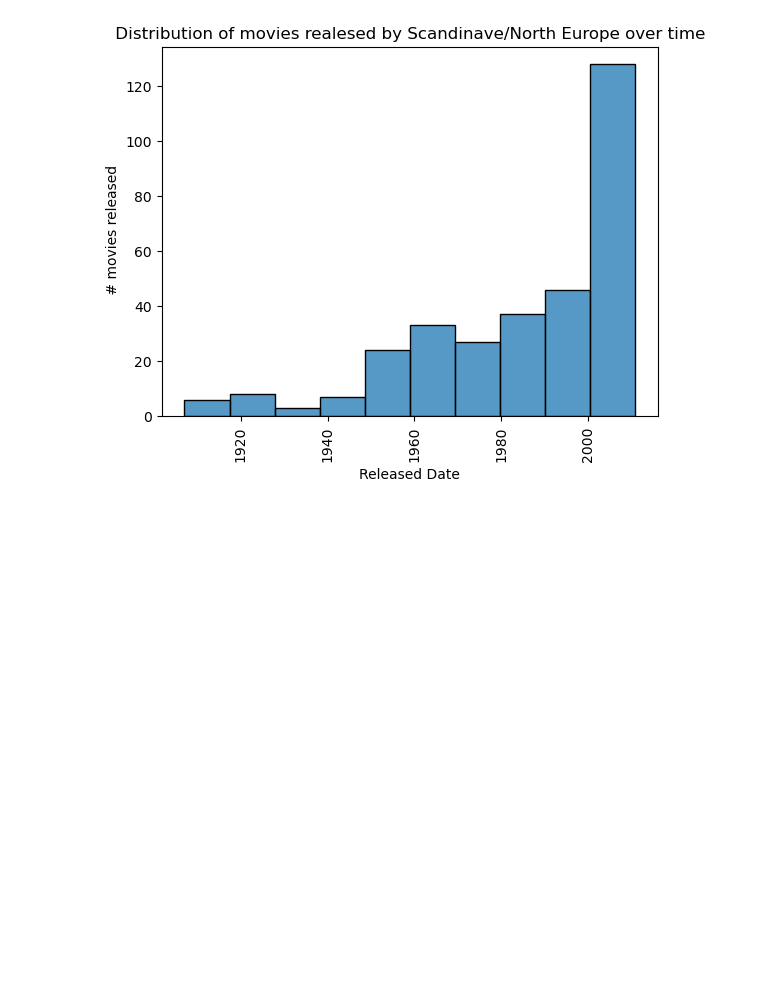
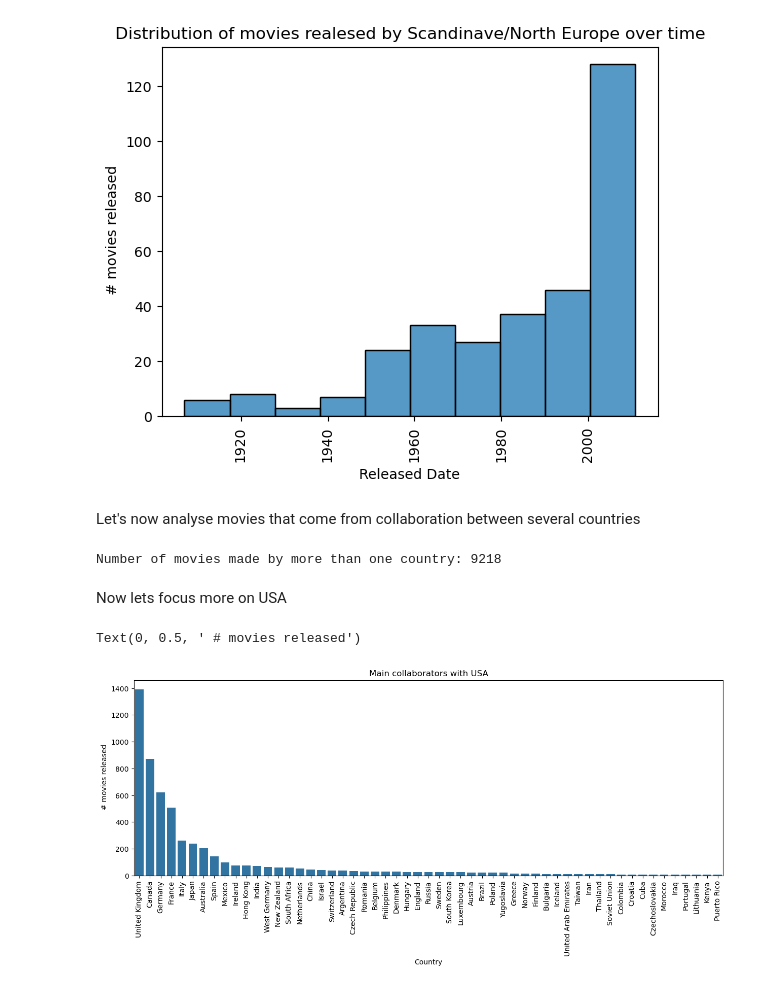
Before and after one commit to epfl-ada/ada-2024-project-spaghettisolution, a Jupyter notebook: src/data/data_wrangling.ipynb, the cells around one changed output. Saved outputs shown, nothing was run; the diff lists cells and outputs as text; code cells hidden in the pictures; blank space fills up the shorter version.

```diff
--- a/src/data/data_wrangling.ipynb
+++ b/src/data/data_wrangling.ipynb
@@ -169,18 +169,15 @@ characters_clean_df.to_csv('../../data/cleaned_data/characters_data.csv')
 #distribution film par année et par region
 #distribution film avec le premier genre
 # %%
-#if we focus only on movies that have a plot
-movies_clean_df.dropna(subset= ['plot'], inplace= True) #42303
-
-
 #distribution of number of film realized by country
 #first we focus on film realized by one unique country and not collaborate with other
 dist_per_country1_df = movies_clean_df.copy(deep= True)
 
-#drop row which containts None
-#dist_per_country1_df.isna().sum()  # =8154
-#dist_per_country1_df.shape[0] #81741
+#drop row which containts None in column country
 dist_per_country1_df.dropna(subset = ['country'], inplace=True)
+
+#drop row which containts no plots
+dist_per_country1_df.dropna(subset= ['plot'], inplace= True)
 
 # now remove all film that come from a collaboration (i.e contain "," )
 dist_per_country1_df = dist_per_country1_df[~ dist_per_country1_df['country'].str.contains(',', regex= False).values]
@@ -449,3 +446,64 @@ plt.ylabel(" # movies released")
 # %% [output]
 Text(0, 0.5, ' # movies released')
 [figure]
+# %% [markdown]
+Let's now analyse movies that come from collaboration between several countries
+# %%
+collaboration_movies_df = movies_clean_df.copy(deep= True)
+
+# remove movies that have no country entry
+collaboration_movies_df.dropna(subset =['country'], inplace = True)
+
+# drop movies that have no plot
+#collaboration_movies_df.dropna(subset= ['plot'], inplace= True)
+
+# transform the entries of columns 'country' into a List
+collaboration_movies_df['country']= collaboration_movies_df['country'].str.split(', ')
+
+# transform the Lists [] into Set {} since we don't care of the order (relevent for value.count())
+collaboration_movies_df['country']= collaboration_movies_df['country'].apply(lambda x: set(x))
+
+
+# count number of country per movie
+collaboration_movies_df['country_count'] = collaboration_movies_df['country'].apply(lambda x: len(x))
+
+# Filter for movies that are associated with more than one country
+collaboration_movies_df = collaboration_movies_df[collaboration_movies_df['country_count'] > 1]
+print(f'Number of movies made by more than one country: {len(collaboration_movies_df)}')
+# %% [output]
+Number of movies made by more than one country: 9218
+# %% [markdown]
+Now lets focus more on USA
+# %%
+collaborationUSA_movies_df = collaboration_movies_df.copy(deep=True) #carefull, it doesn't really copy object in df...
+#keep only collaboration with USA
+collaborationUSA_movies_df= collaborationUSA_movies_df[collaborationUSA_movies_df['country'].apply(lambda x: 'United States of America' in x)]
+
+#ici enlever USA et faire un explode puis faire un value count puis faire un crosstable
+#remove USA in the set and change column name
+collaborationUSA_movies_df.rename(columns= {'country' : 'collaboration'}, inplace= True)
+collaborationUSA_movies_df['collaboration'].apply(lambda x: x.remove('United States of America'))
+
+#change country_count into collaboration_count and remove 1
+collaborationUSA_movies_df.rename(columns= {'country_count': 'collaboration_count'}, inplace= True)
+collaborationUSA_movies_df['collaboration_count'] = collaborationUSA_movies_df['collaboration_count'] - 1
+
+#explode column  collaboration
+collaborationUSA_movies_df = collaborationUSA_movies_df.explode('collaboration')
+
+#distribution of collaboration with US
+dist_collab_USA_df= collaborationUSA_movies_df['collaboration'].value_counts()
+
+#do a cut off
+dist_collab_USA_df = dist_collab_USA_df[dist_collab_USA_df.values> 5]
+
+#plot
+plt.figure(figsize=(15, 5))
+sns.barplot(x= dist_collab_USA_df.index, y= dist_collab_USA_df.values)
+plt.xticks(rotation = 90)
+plt.title("Main collaborators with USA")
+plt.xlabel("Country")
+plt.ylabel(" # movies released")
+# %% [output]
+Text(0, 0.5, ' # movies released')
+[figure, added]
```
Also changed, not shown: parts of 5 cells of this notebook, 1 other file.
